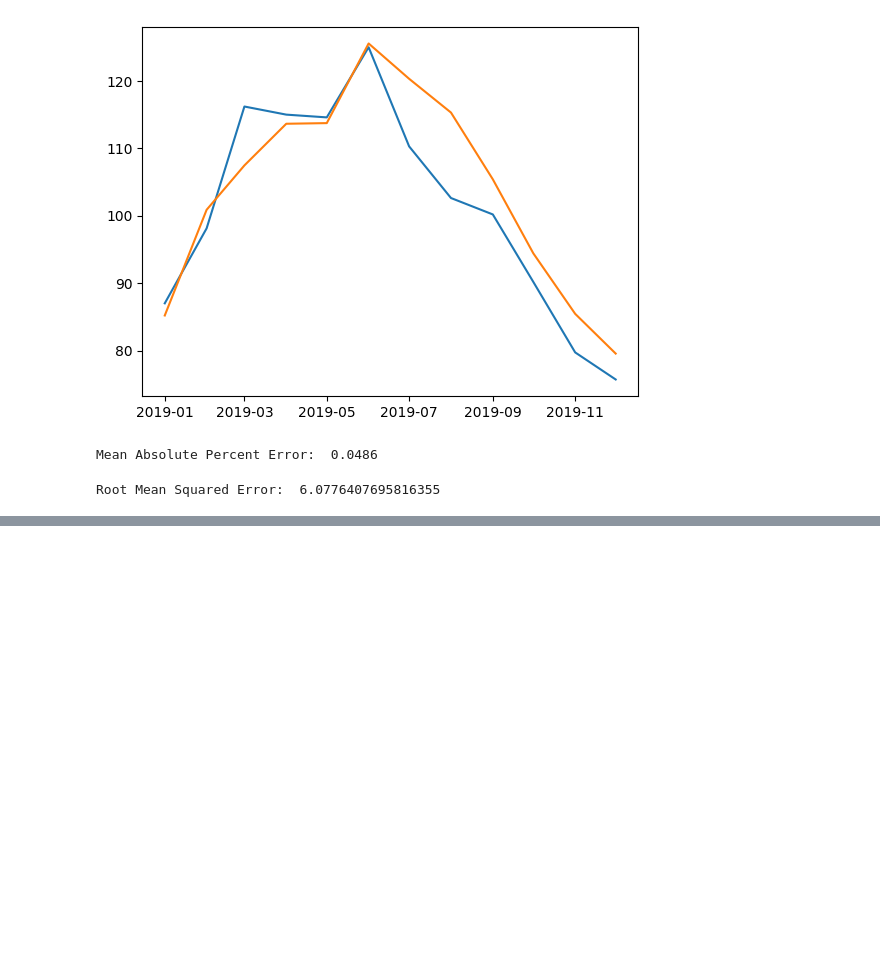
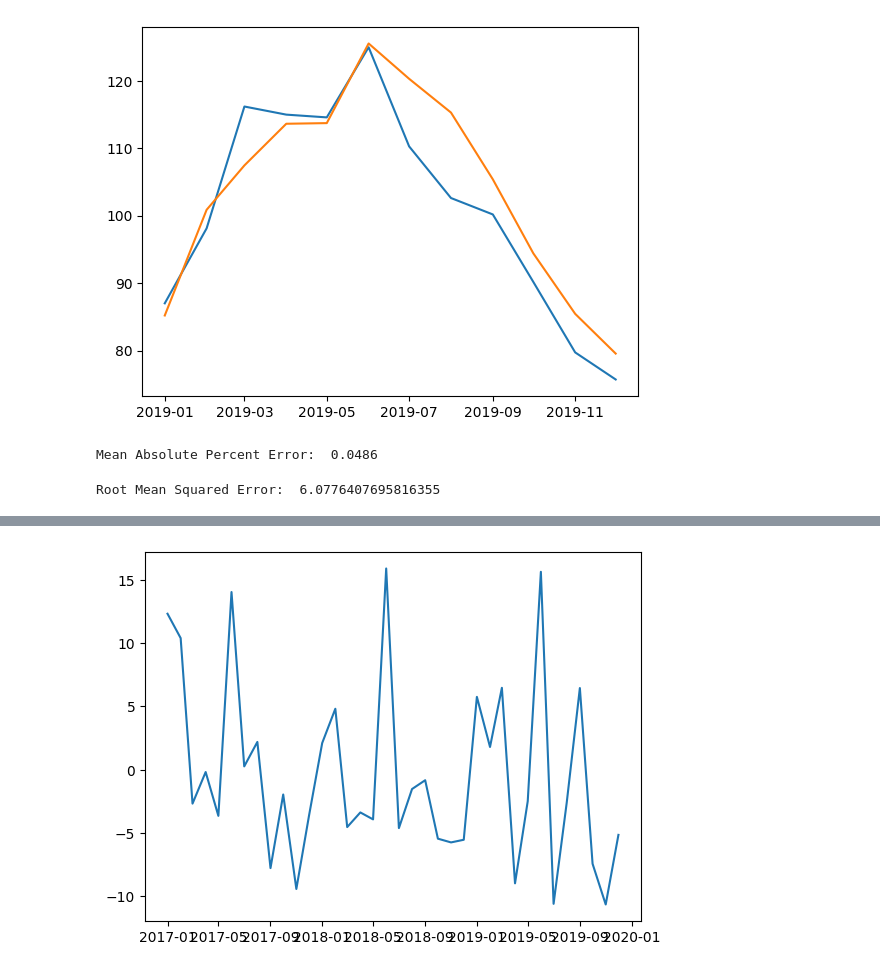
Before and after one commit to crsdvaibhav/notes, a Jupyter notebook: finance/time-series/time-series-1.ipynb, the cells around one changed output, grey strips where cells are left out. Saved outputs shown, nothing was run; the diff lists cells and outputs as text; code cells hidden in the pictures; blank space fills up the shorter version.

```diff
--- a/finance/time-series/time-series-1.ipynb
+++ b/finance/time-series/time-series-1.ipynb
@@ -361,0 +371,21 @@ Root Mean Squared Error:  6.0776407695816355
+# %%
+train_end = datetime(2016,12,1)
+test_end = datetime(2019,12,1)
+
+train_data = production_ice_cream[:train_end]
+test_data = production_ice_cream[train_end + timedelta(days=1) : test_end]
+# %%
+predictions_rolling = pd.Series()
+for end_date in test_data.index:
+    train_data = production_ice_cream[:end_date-timedelta(days=1)]
+    model = ARIMA(train_data, order=(3,0,0))
+    model_fit = model.fit()
+    pred = model_fit.predict(end_date)
+    predictions_rolling.loc[end_date] = pred.loc[end_date]
+# %%
+residuals_rolling = test_data.production - predictions_rolling
+# %%
+plt.plot(residuals_rolling)
+plt.show()
+# %% [output]
+[figure, added]
```
Also changed, not shown: parts of 15 cells of this notebook, 1 other file.
